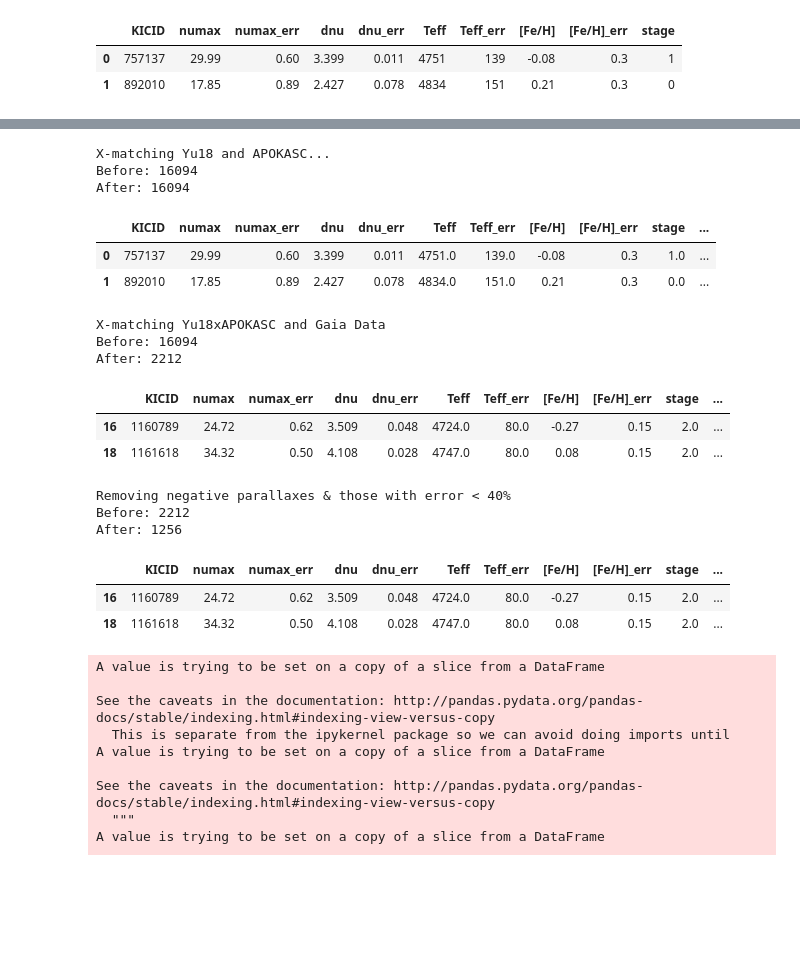
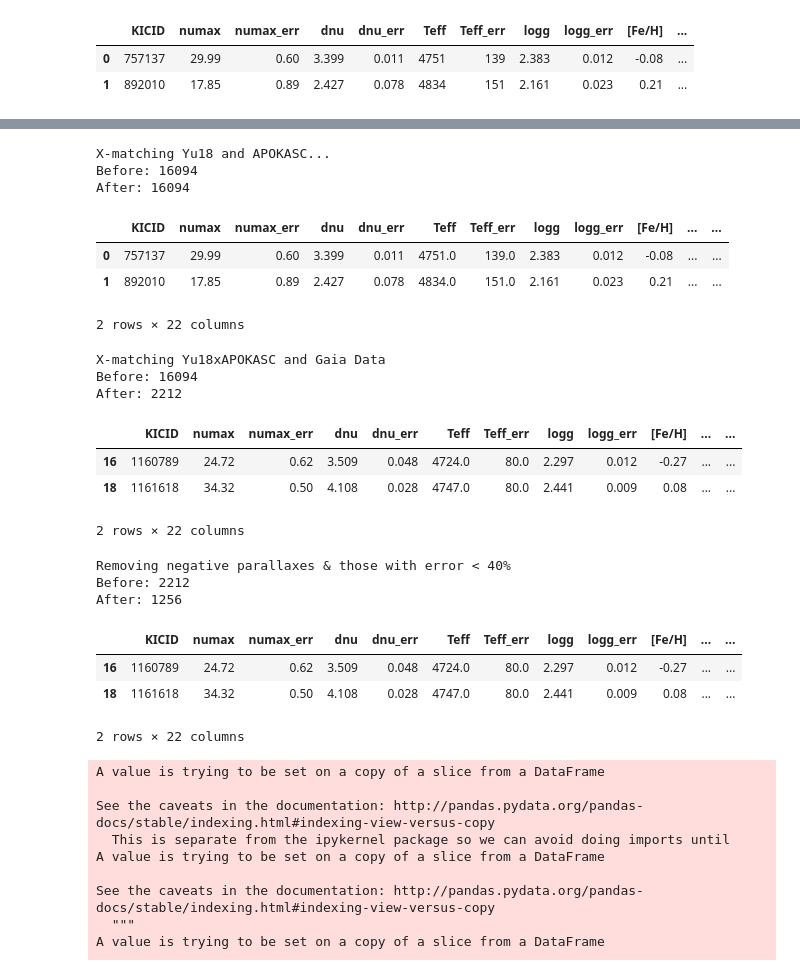
Before and after one commit to ojhall94/GAIA, a Jupyter notebook: Scripts/compare_magnitudes.ipynb, the cells around one changed output, grey strips where cells are left out. Cells and saved outputs as stored; diff of their text form; code cells hidden in the pictures; blank space fills up the shorter version.

```diff
--- a/Scripts/compare_magnitudes.ipynb
+++ b/Scripts/compare_magnitudes.ipynb
@@ -9,27 +9,27 @@ import seaborn as sns
 # %%
 #Read in Jie Yu
 sfile = '/home/oliver/PhD/Catalogues/RC_catalogues/Yu+18_table1.txt'
 cols = ['KICID','numax','err','dnu','err.1']
 yu18_1 = pd.read_csv(sfile, usecols=cols, sep='|')
 
 sfile = '/home/oliver/PhD/Catalogues/RC_catalogues/Yu+18_table2.txt'
-cols = ['KICID','Teff','logg','err.1_y','err','Fe/H','err.2','EvoPhase']
+cols = ['KICID','Teff','logg','err.1','err','Fe/H','err.2','EvoPhase']
 yu18_2 = pd.read_csv(sfile, usecols=cols, sep='|')
 yu18 = pd.merge(yu18_1, yu18_2, on='KICID',how='outer')
 yu18.rename(columns={'EvoPhase':'stage',
                     'err_x':'numax_err',
-                    'err.1':'dnu_err',
+                    'err.1_x':'dnu_err',
                     'err_y':'Teff_err',
                      'Fe/H':'[Fe/H]',
                     'err.2':'[Fe/H]_err',
                     'err.1_y':'logg_err',
                     'err.3_y':'M_err',
                     'err.4_y':'R_err'},inplace=True) #For consistency
 yu18.head(2)
 # %% [output]
-|  | KICID | numax | numax_err | dnu | dnu_err | Teff | Teff_err | [Fe/H] | [Fe/H]_err | stage |
-| 0 | 757137 | 29.99 | 0.60 | 3.399 | 0.011 | 4751 | 139 | -0.08 | 0.3 | 1 |
-| 1 | 892010 | 17.85 | 0.89 | 2.427 | 0.078 | 4834 | 151 | 0.21 | 0.3 | 0 |
+|  | KICID | numax | numax_err | dnu | dnu_err | Teff | Teff_err | logg | logg_err | [Fe/H] | ... |
+| 0 | 757137 | 29.99 | 0.60 | 3.399 | 0.011 | 4751 | 139 | 2.383 | 0.012 | -0.08 | ... |
+| 1 | 892010 | 17.85 | 0.89 | 2.427 | 0.078 | 4834 | 151 | 2.161 | 0.023 | 0.21 | ... |
 # %%
 #Now lets read in the KICID and relevant information from APOKASC
 sfile = '/home/oliver/PhD/Catalogues/APOKASC/APOKASC_cat_v3.6.5.txt'
@@ -57,9 +57,10 @@ df.head(2)
 X-matching Yu18 and APOKASC...
 Before: 16094
 After: 16094
-|  | KICID | numax | numax_err | dnu | dnu_err | Teff | Teff_err | [Fe/H] | [Fe/H]_err | stage | ... |
-| 0 | 757137 | 29.99 | 0.60 | 3.399 | 0.011 | 4751.0 | 139.0 | -0.08 | 0.3 | 1.0 | ... |
-| 1 | 892010 | 17.85 | 0.89 | 2.427 | 0.078 | 4834.0 | 151.0 | 0.21 | 0.3 | 0.0 | ... |
+|  | KICID | numax | numax_err | dnu | dnu_err | Teff | Teff_err | logg | logg_err | [Fe/H] | ... | ... |
+| 0 | 757137 | 29.99 | 0.60 | 3.399 | 0.011 | 4751.0 | 139.0 | 2.383 | 0.012 | -0.08 | ... | ... |
+| 1 | 892010 | 17.85 | 0.89 | 2.427 | 0.078 | 4834.0 | 151.0 | 2.161 | 0.023 | 0.21 | ... | ... |
+2 rows × 22 columns
 # %%
 #Now lets combine and make cuts
 print('X-matching Yu18xAPOKASC and Gaia Data')
@@ -72,9 +73,10 @@ df.head(2)
 X-matching Yu18xAPOKASC and Gaia Data
 Before: 16094
 After: 2212
-|  | KICID | numax | numax_err | dnu | dnu_err | Teff | Teff_err | [Fe/H] | [Fe/H]_err | stage | ... |
-| 16 | 1160789 | 24.72 | 0.62 | 3.509 | 0.048 | 4724.0 | 80.0 | -0.27 | 0.15 | 2.0 | ... |
-| 18 | 1161618 | 34.32 | 0.50 | 4.108 | 0.028 | 4747.0 | 80.0 | 0.08 | 0.15 | 2.0 | ... |
+|  | KICID | numax | numax_err | dnu | dnu_err | Teff | Teff_err | logg | logg_err | [Fe/H] | ... | ... |
+| 16 | 1160789 | 24.72 | 0.62 | 3.509 | 0.048 | 4724.0 | 80.0 | 2.297 | 0.012 | -0.27 | ... | ... |
+| 18 | 1161618 | 34.32 | 0.50 | 4.108 | 0.028 | 4747.0 | 80.0 | 2.441 | 0.009 | 0.08 | ... | ... |
+2 rows × 22 columns
 # %%
 #Kill negative parallaxes
 print('Removing negative parallaxes & those with error < 40%')
@@ -87,9 +89,10 @@ df.head(2)
 Removing negative parallaxes & those with error < 40%
 Before: 2212
 After: 1256
-|  | KICID | numax | numax_err | dnu | dnu_err | Teff | Teff_err | [Fe/H] | [Fe/H]_err | stage | ... |
-| 16 | 1160789 | 24.72 | 0.62 | 3.509 | 0.048 | 4724.0 | 80.0 | -0.27 | 0.15 | 2.0 | ... |
-| 18 | 1161618 | 34.32 | 0.50 | 4.108 | 0.028 | 4747.0 | 80.0 | 0.08 | 0.15 | 2.0 | ... |
+|  | KICID | numax | numax_err | dnu | dnu_err | Teff | Teff_err | logg | logg_err | [Fe/H] | ... | ... |
+| 16 | 1160789 | 24.72 | 0.62 | 3.509 | 0.048 | 4724.0 | 80.0 | 2.297 | 0.012 | -0.27 | ... | ... |
+| 18 | 1161618 | 34.32 | 0.50 | 4.108 | 0.028 | 4747.0 | 80.0 | 2.441 | 0.009 | 0.08 | ... | ... |
+2 rows × 22 columns
 # %%
 #Replacing negative magnitude error spaces with 0. errors
 sel = df.K_MAG_ERR <0.
```
Also changed, not shown: parts of 8 cells of this notebook, 5 other files.
